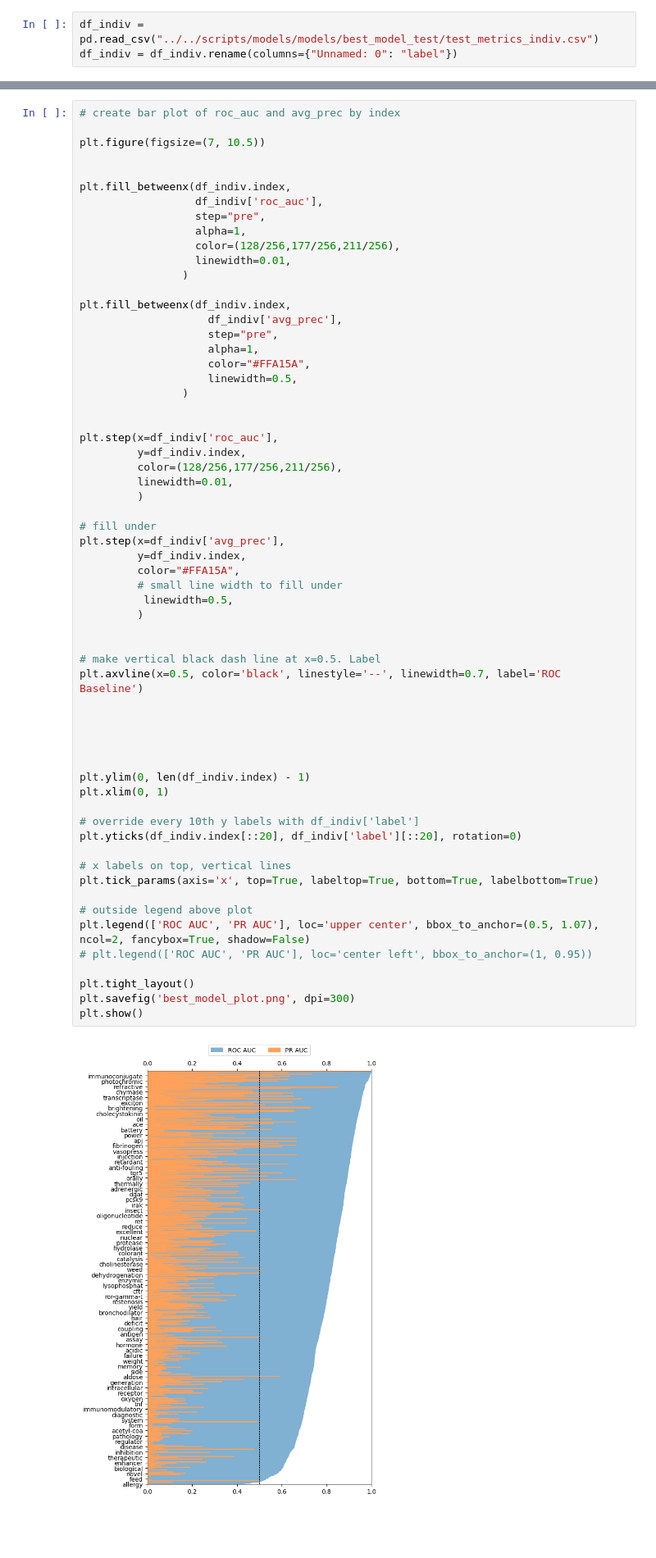
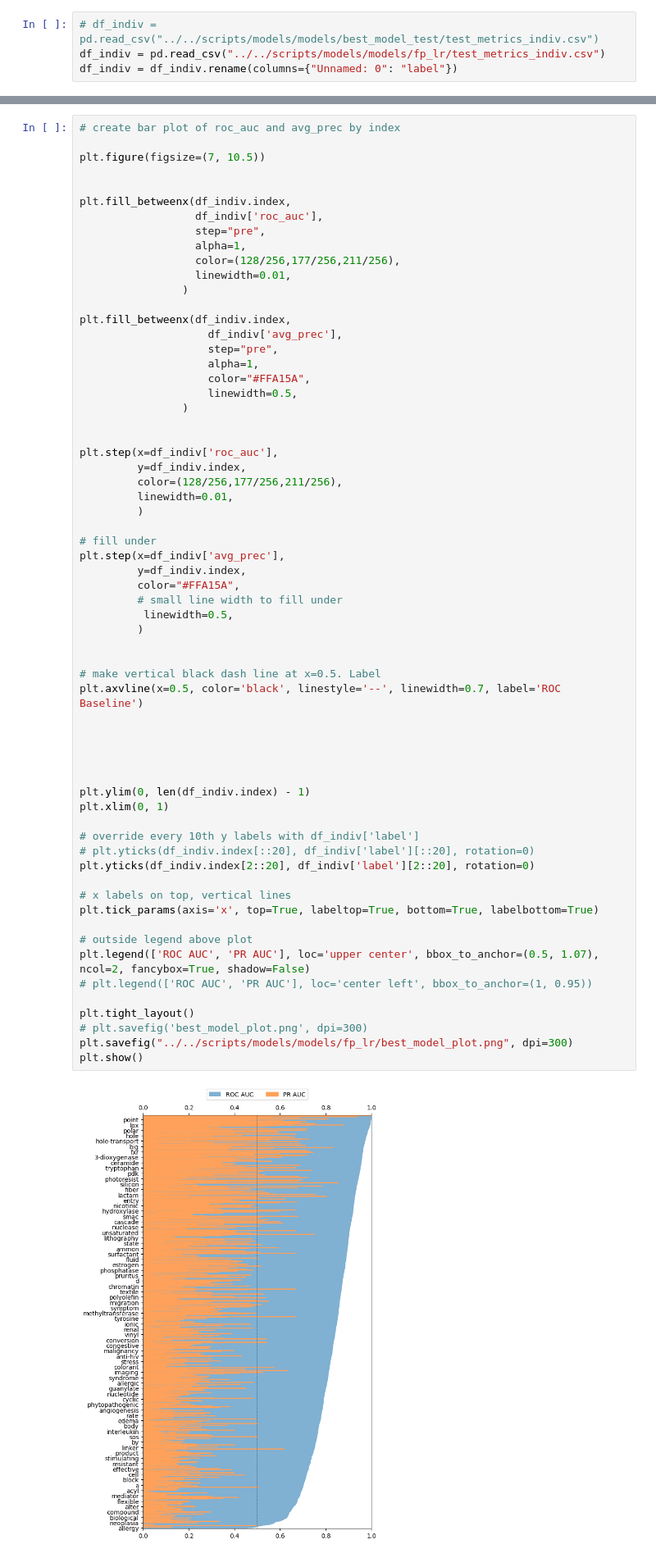
Before and after one commit to kosonocky/CheF, a Jupyter notebook: scripts/visualization/04_best_model_plot.ipynb, the cells around one changed output, grey strips where cells are left out. Shown: that part at 82% size. Saved outputs shown, nothing was run; the diff lists cells and outputs as text; blank space fills up the shorter version.

Commit message:
scripts updated / added

```diff
--- a/scripts/visualization/04_best_model_plot.ipynb
+++ b/scripts/visualization/04_best_model_plot.ipynb
@@ -2,6 +2,7 @@
 import pandas as pd
 import matplotlib.pyplot as plt
 # %%
-df_indiv = pd.read_csv("../../scripts/models/models/best_model_test/test_metrics_indiv.csv")
+# df_indiv = pd.read_csv("../../scripts/models/models/best_model_test/test_metrics_indiv.csv")
+df_indiv = pd.read_csv("../../scripts/models/models/fp_lr/test_metrics_indiv.csv")
 df_indiv = df_indiv.rename(columns={"Unnamed: 0": "label"})
 # %%
@@ -57,33 +59,35 @@ plt.step(x=df_indiv['roc_auc'],
 plt.step(x=df_indiv['avg_prec'],
          y=df_indiv.index,
          color="#FFA15A",
          # small line width to fill under
           linewidth=0.5,
          )
 
 
 # make vertical black dash line at x=0.5. Label
 plt.axvline(x=0.5, color='black', linestyle='--', linewidth=0.7, label='ROC Baseline')
 
 
 
 
 
 plt.ylim(0, len(df_indiv.index) - 1)
 plt.xlim(0, 1)
 
 # override every 10th y labels with df_indiv['label']
-plt.yticks(df_indiv.index[::20], df_indiv['label'][::20], rotation=0)
+# plt.yticks(df_indiv.index[::20], df_indiv['label'][::20], rotation=0)
+plt.yticks(df_indiv.index[2::20], df_indiv['label'][2::20], rotation=0)
 
 # x labels on top, vertical lines
 plt.tick_params(axis='x', top=True, labeltop=True, bottom=True, labelbottom=True)
 
 # outside legend above plot
 plt.legend(['ROC AUC', 'PR AUC'], loc='upper center', bbox_to_anchor=(0.5, 1.07), ncol=2, fancybox=True, shadow=False)
 # plt.legend(['ROC AUC', 'PR AUC'], loc='center left', bbox_to_anchor=(1, 0.95))
 
 plt.tight_layout()
-plt.savefig('best_model_plot.png', dpi=300)
+# plt.savefig('best_model_plot.png', dpi=300)
+plt.savefig("../../scripts/models/models/fp_lr/best_model_plot.png", dpi=300)
 plt.show()
 # %% [output]
-[figure, old version]
+[figure, new version]
```
Also changed, not shown: parts of 2 cells of this notebook, 3 other files.
